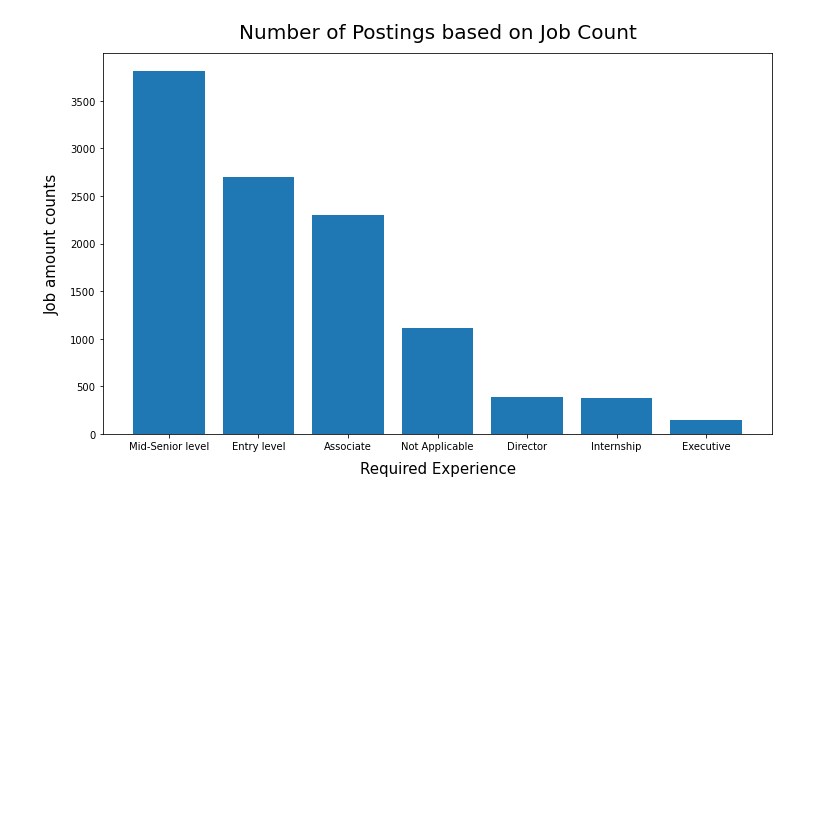
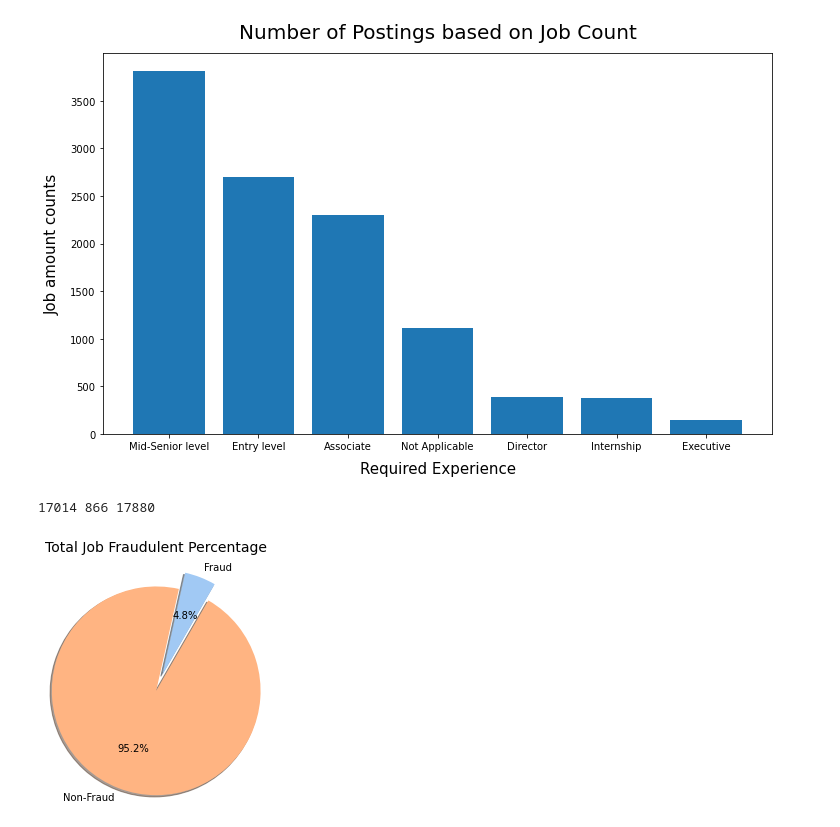
Before and after one commit to Ikyupark/Capstone-project, a Jupyter notebook: Uncleaned_Data_Analysis.ipynb, the cells around one changed output. Drawn from its saved outputs; the diff is of its cells as text; code cells hidden in the pictures; blank space fills up the shorter version.

```diff
--- a/Uncleaned_Data_Analysis.ipynb
+++ b/Uncleaned_Data_Analysis.ipynb
@@ -76,3 +76,24 @@ plt.xticks()
 plt.show()
 # %% [output]
 [figure]
+# %%
+# counts of df
+total_count = len(df.index)
+fraud_count = len(fraud_df.index)
+non_fraud_count = len(non_fraud_df.index)
+
+print(non_fraud_count, fraud_count, total_count)
+
+# pie chart - % fraud vs non fraud
+labels = 'Fraud', 'Non-Fraud'
+data = [fraud_count, non_fraud_count]
+colors = sns.color_palette('pastel')
+
+# customizations
+explode = [0.2,0]
+plt.title('Total Job Fraudulent Percentage', pad=30, fontsize=14)
+
+plot = plt.pie(data, labels=labels, explode = explode, shadow = True, autopct='%1.1f%%',startangle=60, radius=1.2, colors=colors)
+# %% [output]
+17014 866 17880
+[figure, added]
```
